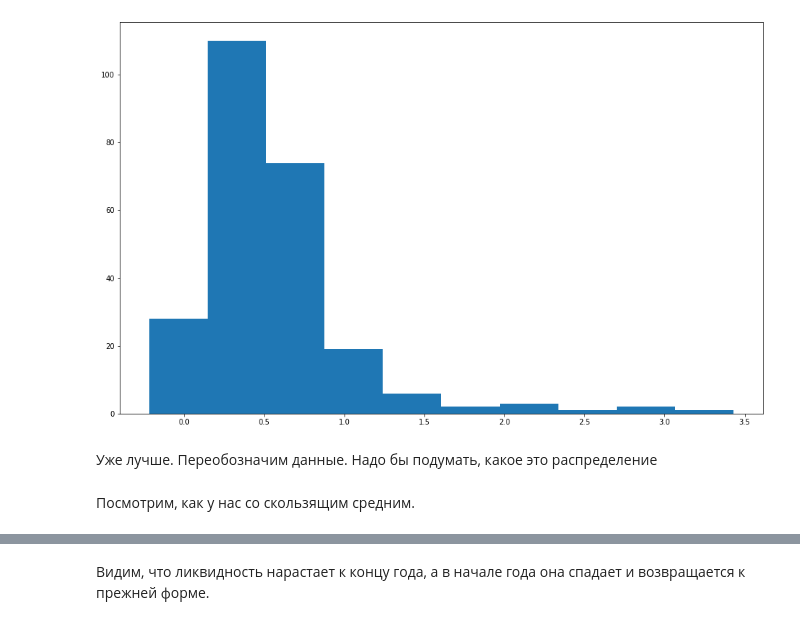
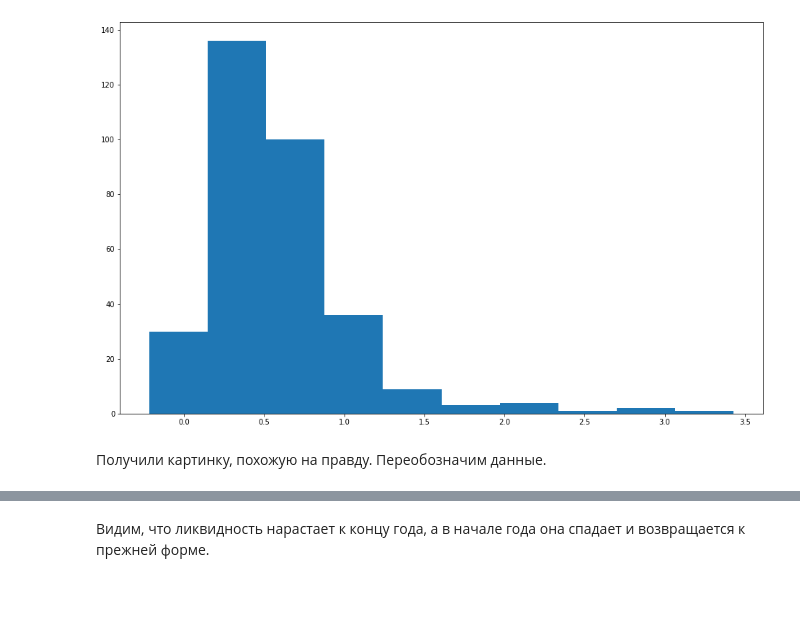
Before and after one commit to Penitto/StochProcs3, a Jupyter notebook: Proj.ipynb, the cells around one changed output, grey strips where cells are left out. Cells and saved outputs as stored; diff of their text form; code cells hidden in the pictures; blank space fills up the shorter version.

```diff
--- a/Proj.ipynb
+++ b/Proj.ipynb
@@ -47,14 +53,12 @@ plt.show()
 # %%
 plt.figure(figsize=(16,10))
-plt.hist(train['Target'].values[train['Target'] != train['Target'].values.min()])
+plt.hist(data['Target'].values[data['Target'] != data['Target'].values.min()])
 plt.show()
 # %% [output]
-[figure, old version]
+[figure, new version]
-# %% [markdown]
-Уже лучше. Переобозначим данные. Надо бы подумать, какое это распределение
+# %% [markdown]
+Получили картинку, похожую на правду. Переобозначим данные.
 # %%
 data = data[data['Target'] != data['Target'].min()]
 train = train[train['Target'] != train['Target'].min()]
 test = test[test['Target'] != test['Target'].min()]
-# %% [markdown]
-Посмотрим, как у нас со скользящим средним.
```
Also changed, not shown: parts of 21 cells of this notebook.
